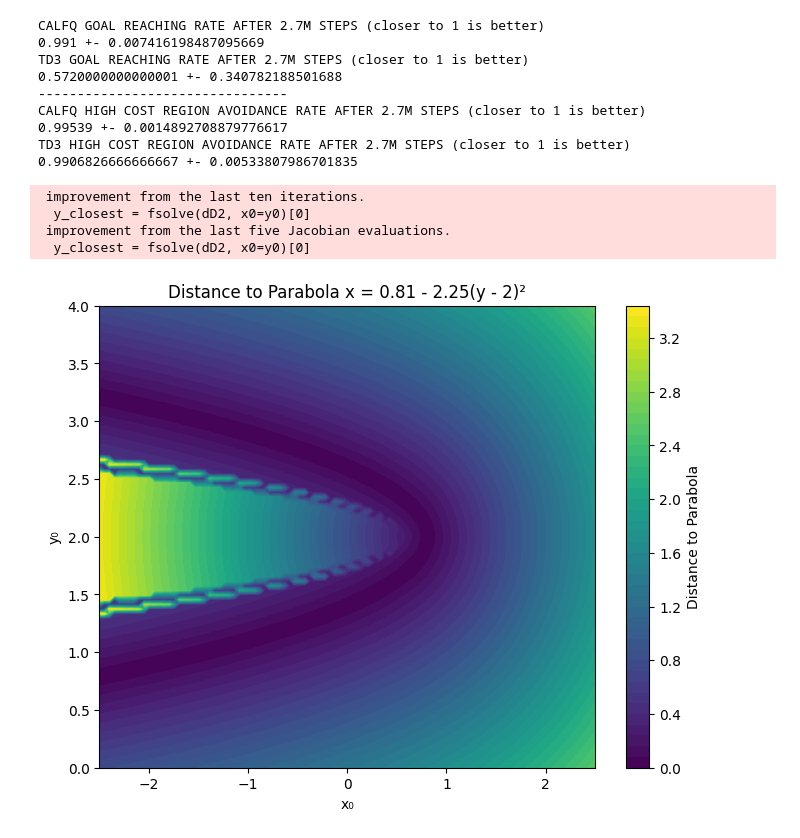
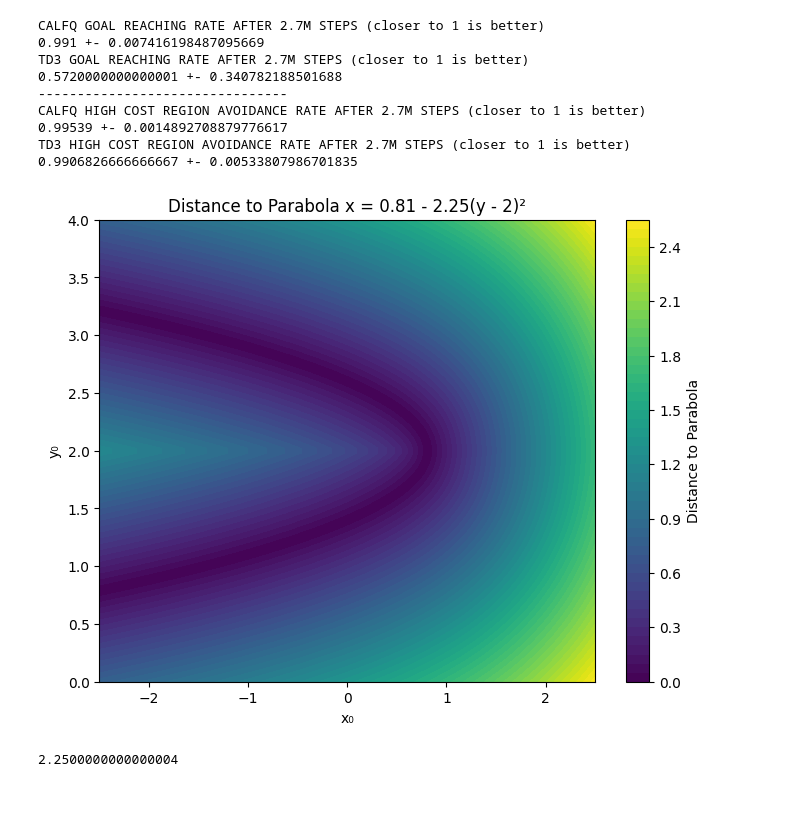
Before and after one commit to aidagroup/calf-enhance, a Jupyter notebook: run/analysis.ipynb, the cells around one changed output. Saved outputs shown, nothing was run; the diff lists cells and outputs as text; code cells hidden in the pictures; blank space fills up the shorter version.

```diff
--- a/run/analysis.ipynb
+++ b/run/analysis.ipynb
@@ -139,51 +105,45 @@ import matplotlib.pyplot as plt
 # Your function
 from scipy.optimize import minimize_scalar
 import numpy as np
-
 
 def distance_to_parabola(x0, y0):
     """
     Robustly computes the shortest distance from point (x0, y0)
     to the parabola x = 0.81 - 2.25(y - 2)^2 using scalar minimization.
 
     Returns:
         distance: float - shortest distance
         x_closest: float - x on the parabola
         y_closest: float - y on the parabola
     """
+    def D2(y):  # Squared distance function
+        x_parabola = 0.81 - 2.25 * (y - 2)**2
+        return (x_parabola - x0)**2 + (y - y0)**2
 
-    def D2(y):  # Squared distance function
-        x_parabola = 0.81 - 2.25 * (y - 2) ** 2
-        return (x_parabola - x0) ** 2 + (y - y0) ** 2
-
-    result = minimize_scalar(D2, bounds=(0, 4), method="bounded")
-
-    y_closest = result.x
-    x_closest = 0.81 - 2.25 * (y_closest - 2) ** 2
+    result = minimize_scalar(D2, bounds=(0, 4), method='bounded')
     distance = np.sqrt(result.fun)
 
     return distance
-
 
 # Create grid of x0 and y0 values
 x_vals = np.linspace(-2.5, 2.5, 100)
 y_vals = np.linspace(0, 4, 100)
 X, Y = np.meshgrid(x_vals, y_vals)
 
 # Evaluate distance at each point
 Z = np.vectorize(distance_to_parabola)(X, Y)
 
 # Plot as a heatmap
 plt.figure(figsize=(8, 6))
-contour = plt.contourf(X, Y, Z, levels=50, cmap="viridis")
+contour = plt.contourf(X, Y, Z, levels=50, cmap='viridis')
 plt.colorbar(contour, label="Distance to Parabola")
 plt.title("Distance to Parabola x = 0.81 - 2.25(y - 2)²")
 plt.xlabel("x₀")
 plt.ylabel("y₀")
 plt.show()
 # %% [output]
- improvement from the last ten iterations.
-  y_closest = fsolve(dD2, x0=y0)[0]
- improvement from the last five Jacobian evaluations.
-  y_closest = fsolve(dD2, x0=y0)[0]
-[figure, old version]
+[figure, new version]
+# %%
+0.81 / 0.36
+# %% [output]
+2.2500000000000004
```
Also changed, not shown: parts of 3 cells of this notebook.
